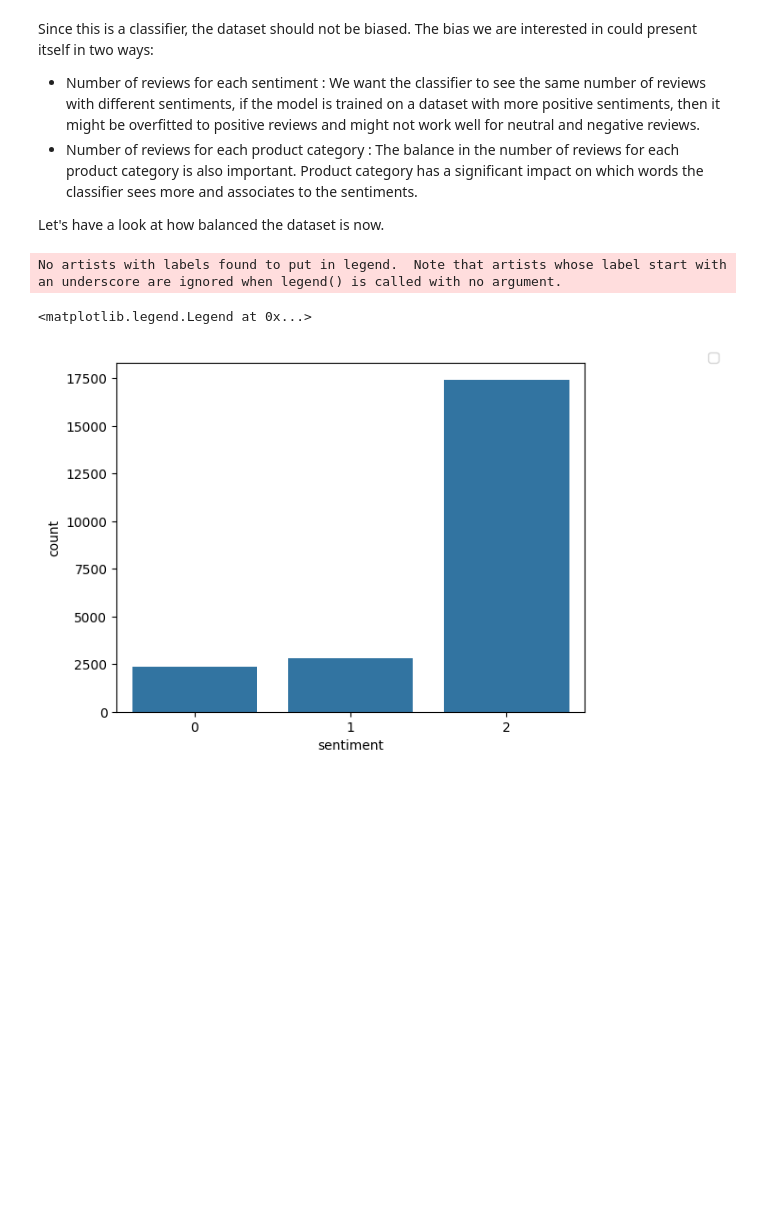
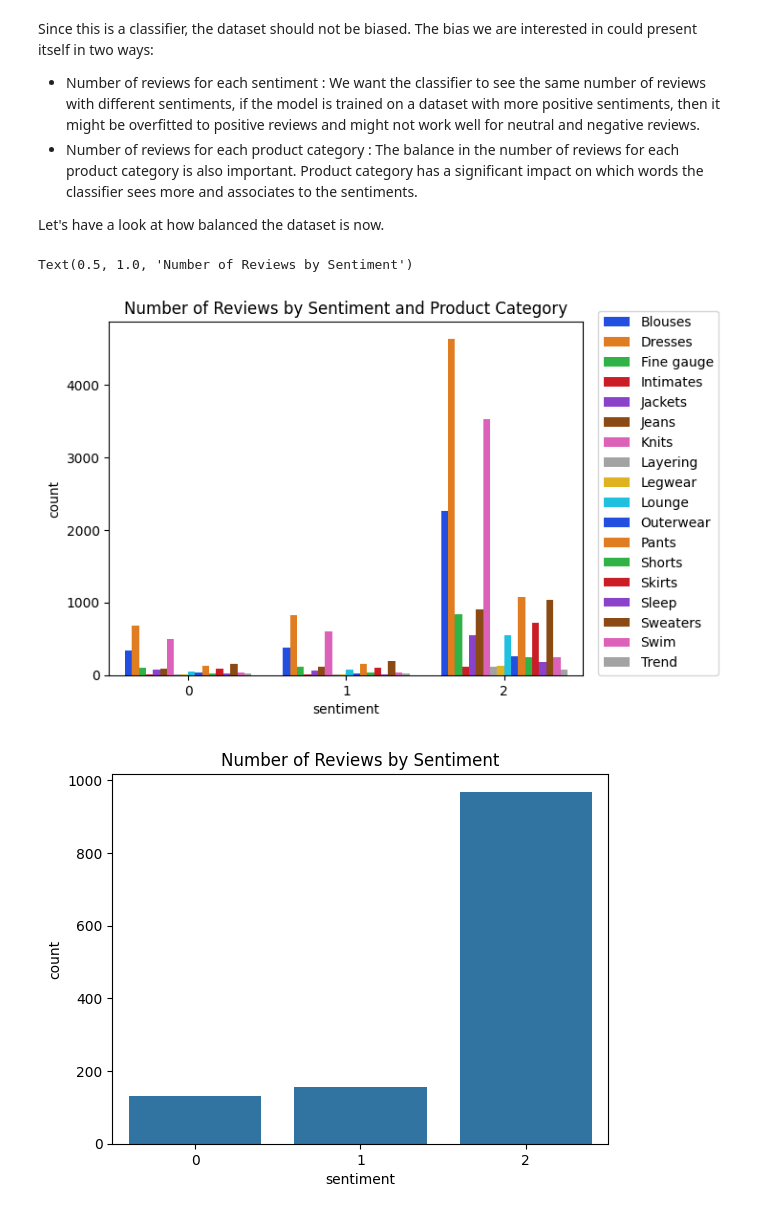
Before and after one commit to imanr76/Sentiment-Analysis, a Jupyter notebook: Data_Preparation.ipynb, the cells around one changed output. Cells and saved outputs as stored; diff of their text form; code cells hidden in the pictures; blank space fills up the shorter version.

Commit message:
Added the data processing and trianing scripts

```diff
--- a/Data_Preparation.ipynb
+++ b/Data_Preparation.ipynb
@@ -121,3 +147,5 @@ data_transformed.head()
+# %%
+data_transformed = pd.read_csv("./data/raw_data/womens_clothing_ecommerce_reviews_transformed.csv")
 # %% [markdown]
 Since this is a classifier, the dataset should not be biased. The bias we are interested in could present itself in two ways:
 - Number of reviews for each sentiment : We want the classifier to see the same number of reviews with different sentiments, if the model is trained on a dataset with more positive sentiments, then it might be overfitted to positive reviews and might not work well for neutral and negative reviews.
@@ -125,13 +153,19 @@ Since this is a classifier, the dataset should not be biased. The bias we are in
 
 Let's have a look at how balanced the dataset is now.
 # %%
-data_transformed_grouped = data_transformed.groupby(["sentiment"], as_index=False).size()
+data_transformed_grouped = data_transformed.groupby(["sentiment", "product_category"], as_index=False).size()
 data_transformed_grouped.rename(columns = {"size":"count"}, inplace=True)
-sns.barplot(x = data_transformed_grouped["sentiment"], y = data_transformed_grouped["count"]\
-           )
+# Plotting the number of reviews for each setiment and idfferent product categories
+sns.barplot(x = data_transformed_grouped["sentiment"], y = data_transformed_grouped["count"],\
+        hue = data_transformed_grouped["product_category"], palette = 'bright')
 plt.legend(bbox_to_anchor=(1.3, 1.05), loc='upper right')
+plt.title("Number of Reviews by Sentiment and Product Category")
+# Plotting the number of reviews for each setiment and idfferent product categories
+plt.figure()
+sns.barplot(x = data_transformed_grouped["sentiment"], y = data_transformed_grouped["count"], errorbar = None)
+plt.title("Number of Reviews by Sentiment")
 # %% [output]
-No artists with labels found to put in legend.  Note that artists whose label start with an underscore are ignored when legend() is called with no argument.
+Text(0.5, 1.0, 'Number of Reviews by Sentiment')
-<matplotlib.legend.Legend at 0x...>
-[figure, old version]
+[figure, new version]
+[figure, added]
 # %% [markdown]
```
Also changed, not shown: parts of 29 cells of this notebook, 19 other files.
